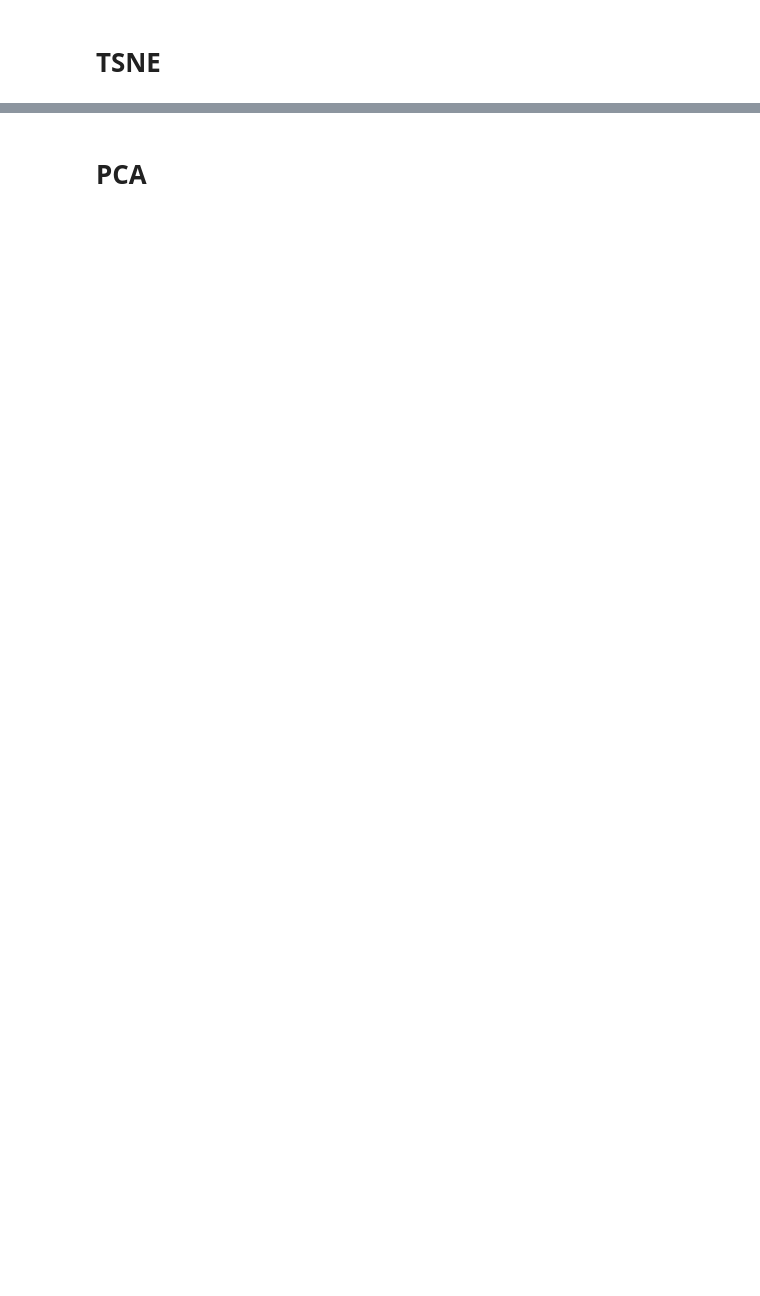
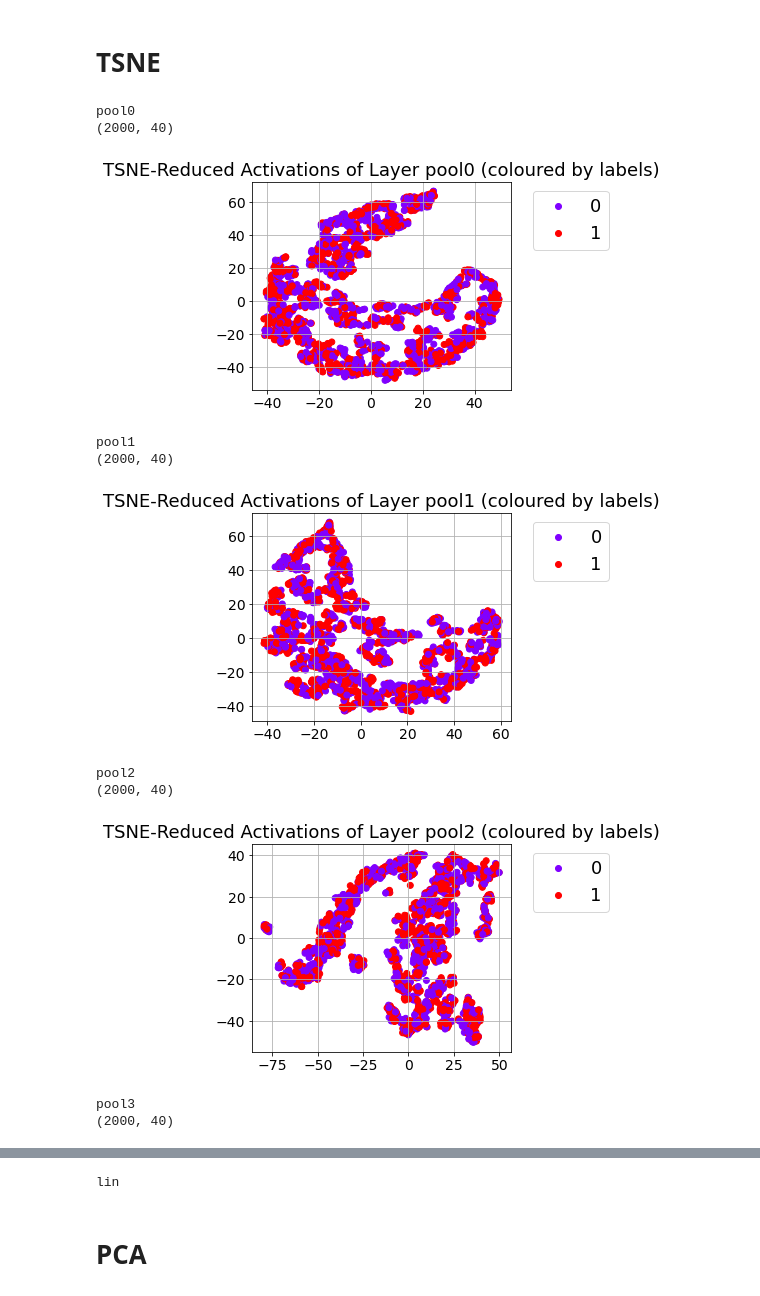
Before and after one commit to CharlotteMagister/GCExplainer, a Jupyter notebook: src/k_clustering/Reddit_Shapes.ipynb, the cells around one changed output, grey strips where cells are left out. Cells and saved outputs as stored; diff of their text form; code cells hidden in the pictures; blank space fills up the shorter version.

```diff
--- a/src/k_clustering/Reddit_Shapes.ipynb
+++ b/src/k_clustering/Reddit_Shapes.ipynb
@@ -112,0 +122,13 @@ Epoch: 999, Train Loss: 0.22787, Test Loss: 0.24314, Train Acc: 0.91750, Test Ac
+# %%
+# want to get rid of convolutional layers
+keys_to_pop = []
+for key in activation_list:
+    if key.find("conv") != -1:
+        keys_to_pop.append(key)
+
+for key in keys_to_pop:
+    activation_list.pop(key)
+
+print("Remaining Keys:")
+for key in activation_list:
+    print(key)
@@ -115,12 +144,29 @@ Epoch: 999, Train Loss: 0.22787, Test Loss: 0.24314, Train Acc: 0.91750, Test Ac
 # %%
 # TSNE conversion
 tsne_models = []
 tsne_data = []
 for layer_num, key in enumerate(activation_list):
+    print(key)
+    if key.find("pool") == -1:
+        continue
+
     activation = torch.squeeze(activation_list[key]).detach().numpy()
+    print(activation.shape)
     tsne_model = TSNE(n_components=2)
     d = tsne_model.fit_transform(activation)
     plot_activation_space(d, labels, "TSNE-Reduced", key, path_tsne, "(coloured by labels)")
 
     tsne_models.append(tsne_model)
     tsne_data.append(d)
+# %% [output]
+pool0
+(2000, 40)
+[figure, added]
+pool1
+(2000, 40)
+[figure, added]
+pool2
+(2000, 40)
+[figure, added]
+pool3
+(2000, 40)
@@ -127,3 +174,4 @@ for layer_num, key in enumerate(activation_list):
+lin
 # %% [markdown]
 # PCA
 # %%
```
Also changed, not shown: parts of 5 cells of this notebook, 3 other files.
